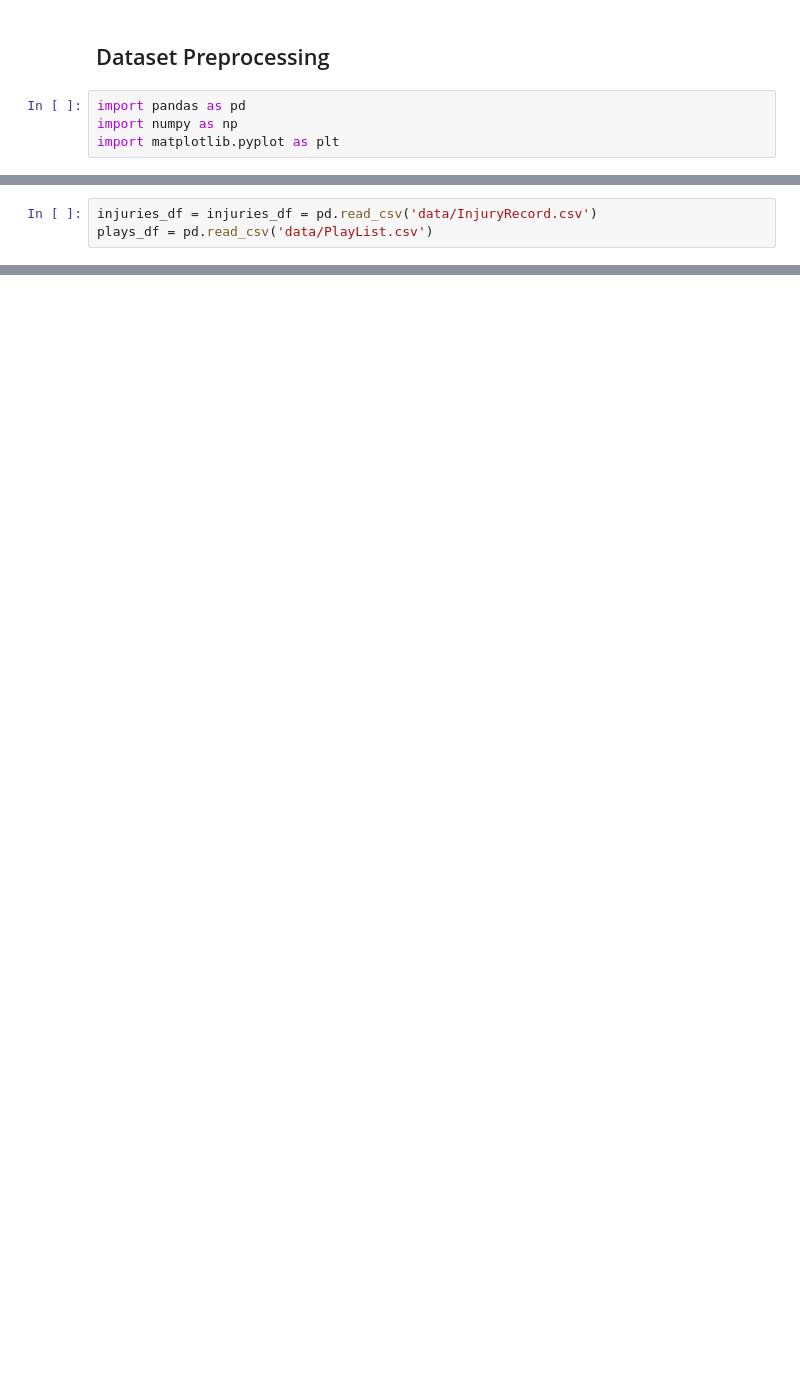
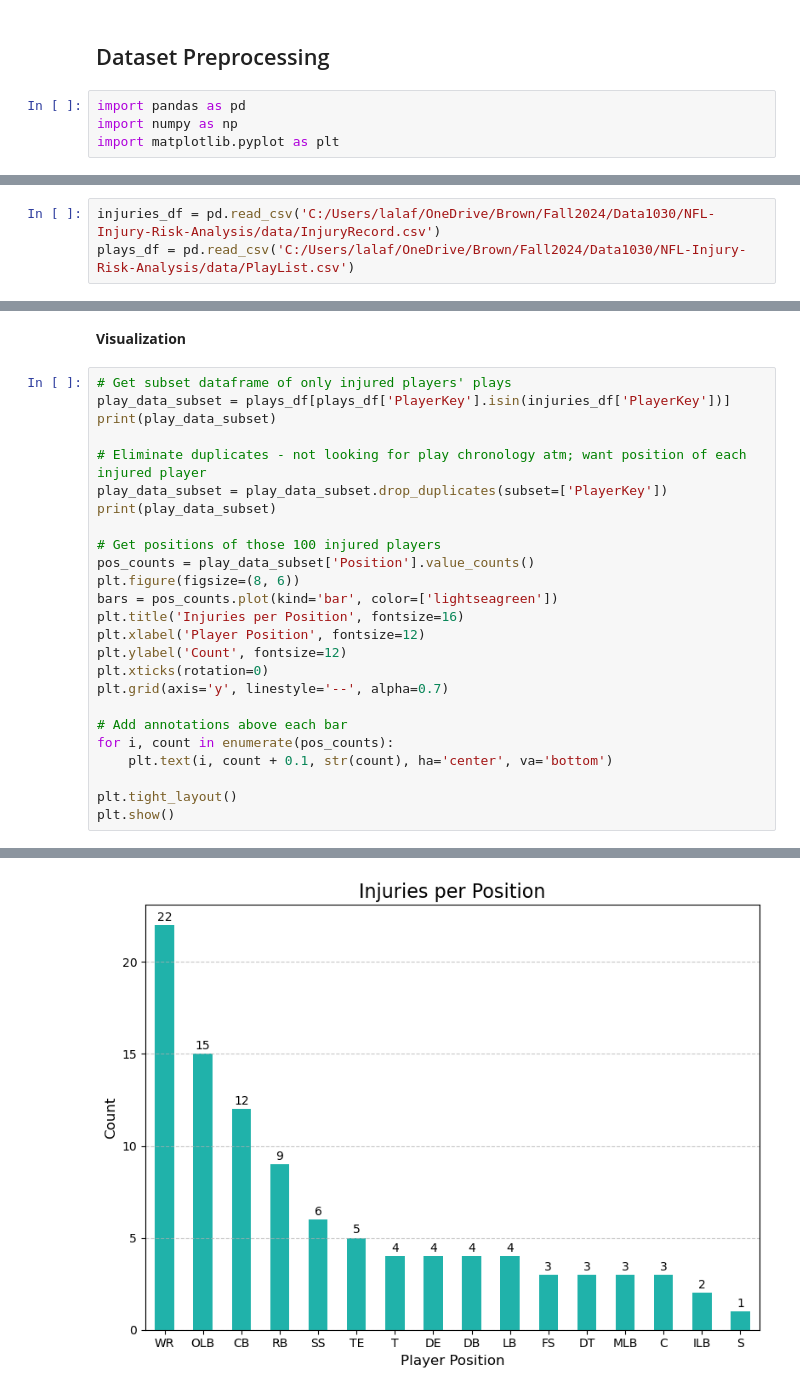
Before and after one commit to veronicafigueroa/NFL-Injury-Risk-Analysis, a Jupyter notebook: src/EDA.ipynb, the cells around one changed output, grey strips where cells are left out. Drawn from its saved outputs; the diff is of its cells as text; blank space fills up the shorter version.

```diff
--- a/src/EDA.ipynb
+++ b/src/EDA.ipynb
@@ -7,3 +9,3 @@ import matplotlib.pyplot as plt
 # %%
-injuries_df = injuries_df = pd.read_csv('data/InjuryRecord.csv')
-plays_df = pd.read_csv('data/PlayList.csv')
+injuries_df = pd.read_csv('C:/Users/lalaf/OneDrive/Brown/Fall2024/Data1030/NFL-Injury-Risk-Analysis/data/InjuryRecord.csv')
+plays_df = pd.read_csv('C:/Users/lalaf/OneDrive/Brown/Fall2024/Data1030/NFL-Injury-Risk-Analysis/data/PlayList.csv')
@@ -11,0 +42,28 @@ FileNotFoundError: [Errno 2] No such file or directory: 'data/InjuryRecord.csv'
+# %% [markdown]
+**Visualization**
+# %%
+# Get subset dataframe of only injured players' plays
+play_data_subset = plays_df[plays_df['PlayerKey'].isin(injuries_df['PlayerKey'])]
+print(play_data_subset)
+
+# Eliminate duplicates - not looking for play chronology atm; want position of each injured player
+play_data_subset = play_data_subset.drop_duplicates(subset=['PlayerKey'])
+print(play_data_subset)
+
+# Get positions of those 100 injured players
+pos_counts = play_data_subset['Position'].value_counts()
+plt.figure(figsize=(8, 6))
+bars = pos_counts.plot(kind='bar', color=['lightseagreen'])
+plt.title('Injuries per Position', fontsize=16)
+plt.xlabel('Player Position', fontsize=12)
+plt.ylabel('Count', fontsize=12)
+plt.xticks(rotation=0)
+plt.grid(axis='y', linestyle='--', alpha=0.7)
+
+# Add annotations above each bar
+for i, count in enumerate(pos_counts):
+    plt.text(i, count + 0.1, str(count), ha='center', va='bottom')
+
+plt.tight_layout()
+plt.show()
+# %% [output]
@@ -11,0 +87 @@ FileNotFoundError: [Errno 2] No such file or directory: 'data/InjuryRecord.csv'
+[figure, added]
```
Also changed, not shown: parts of 7 cells of this notebook.
